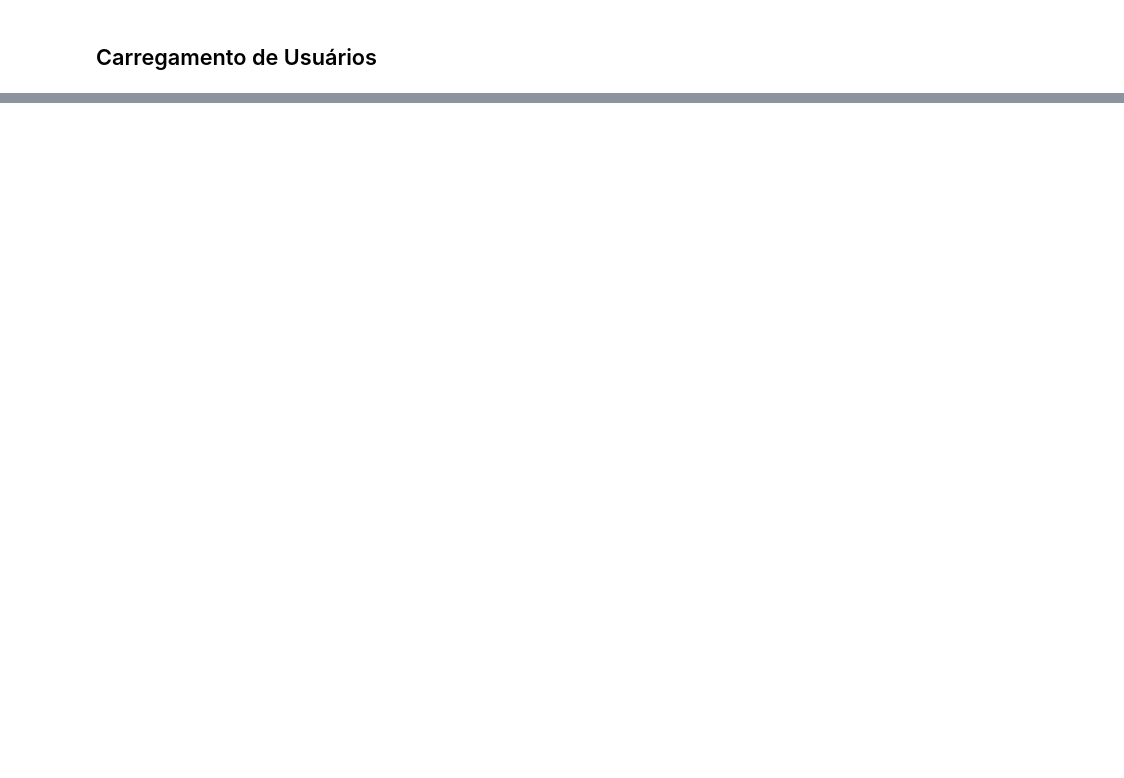
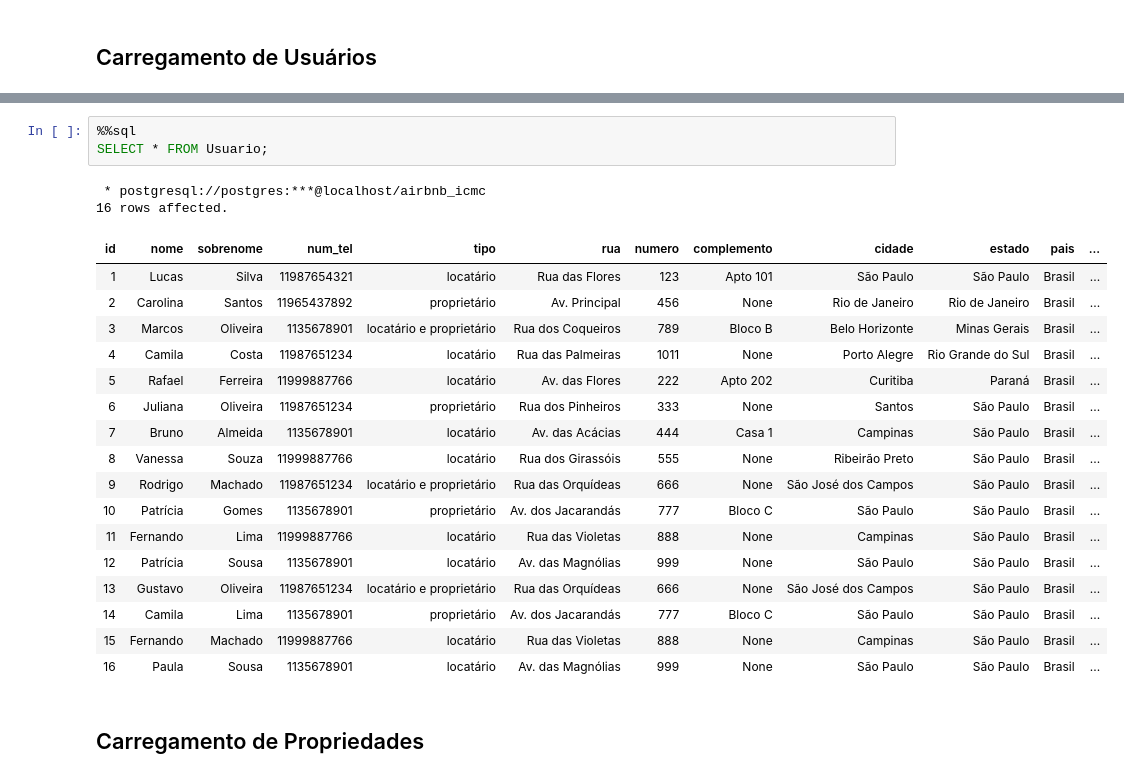
Before and after one commit to LeonardoIshida/airbnb-database-case-study, a Jupyter notebook: trabalho-1/4-carregamento_dados.ipynb, the cells around one changed output, grey strips where cells are left out. Drawn from its saved outputs; the diff is of its cells as text; blank space fills up the shorter version.

```diff
--- a/trabalho-1/4-carregamento_dados.ipynb
+++ b/trabalho-1/4-carregamento_dados.ipynb
@@ -21,0 +111,25 @@ INSERT INTO Usuario (nome, sobrenome, num_tel, tipo, rua, numero, complemento, c
+# %%
+%%sql
+SELECT * FROM Usuario;
+# %% [output]
+ * postgresql://postgres:***@localhost/airbnb_icmc
+16 rows affected.
+| id | nome | sobrenome | num_tel | tipo | rua | numero | complemento | cidade | estado | pais | ... |
+| 1 | Lucas | Silva | 11987654321 | locatário | Rua das Flores | 123 | Apto 101 | São Paulo | São Paulo | Brasil | ... |
+| 2 | Carolina | Santos | 11965437892 | proprietário | Av. Principal | 456 | None | Rio de Janeiro | Rio de Janeiro | Brasil | ... |
+| 3 | Marcos | Oliveira | 1135678901 | locatário e proprietário | Rua dos Coqueiros | 789 | Bloco B | Belo Horizonte | Minas Gerais | Brasil | ... |
+| 4 | Camila | Costa | 11987651234 | locatário | Rua das Palmeiras | 1011 | None | Porto Alegre | Rio Grande do Sul | Brasil | ... |
+| 5 | Rafael | Ferreira | 11999887766 | locatário | Av. das Flores | 222 | Apto 202 | Curitiba | Paraná | Brasil | ... |
+| 6 | Juliana | Oliveira | 11987651234 | proprietário | Rua dos Pinheiros | 333 | None | Santos | São Paulo | Brasil | ... |
+| 7 | Bruno | Almeida | 1135678901 | locatário | Av. das Acácias | 444 | Casa 1 | Campinas | São Paulo | Brasil | ... |
+| 8 | Vanessa | Souza | 11999887766 | locatário | Rua dos Girassóis | 555 | None | Ribeirão Preto | São Paulo | Brasil | ... |
+| 9 | Rodrigo | Machado | 11987651234 | locatário e proprietário | Rua das Orquídeas | 666 | None | São José dos Campos | São Paulo | Brasil | ... |
+| 10 | Patrícia | Gomes | 1135678901 | proprietário | Av. dos Jacarandás | 777 | Bloco C | São Paulo | São Paulo | Brasil | ... |
+| 11 | Fernando | Lima | 11999887766 | locatário | Rua das Violetas | 888 | None | Campinas | São Paulo | Brasil | ... |
+| 12 | Patrícia | Sousa | 1135678901 | locatário | Av. das Magnólias | 999 | None | São Paulo | São Paulo | Brasil | ... |
+| 13 | Gustavo | Oliveira | 11987651234 | locatário e proprietário | Rua das Orquídeas | 666 | None | São José dos Campos | São Paulo | Brasil | ... |
+| 14 | Camila | Lima | 1135678901 | proprietário | Av. dos Jacarandás | 777 | Bloco C | São Paulo | São Paulo | Brasil | ... |
+| 15 | Fernando | Machado | 11999887766 | locatário | Rua das Violetas | 888 | None | Campinas | São Paulo | Brasil | ... |
+| 16 | Paula | Sousa | 1135678901 | locatário | Av. das Magnólias | 999 | None | São Paulo | São Paulo | Brasil | ... |
+# %% [markdown]
+## Carregamento de Propriedades
```
Also changed, not shown: parts of 15 cells of this notebook, 1 other file.
